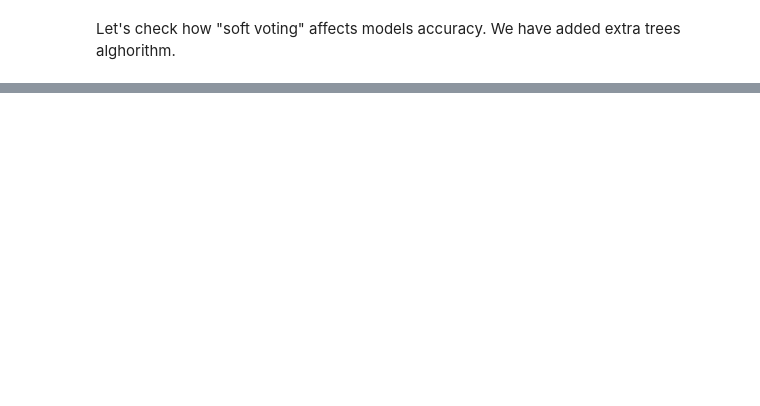
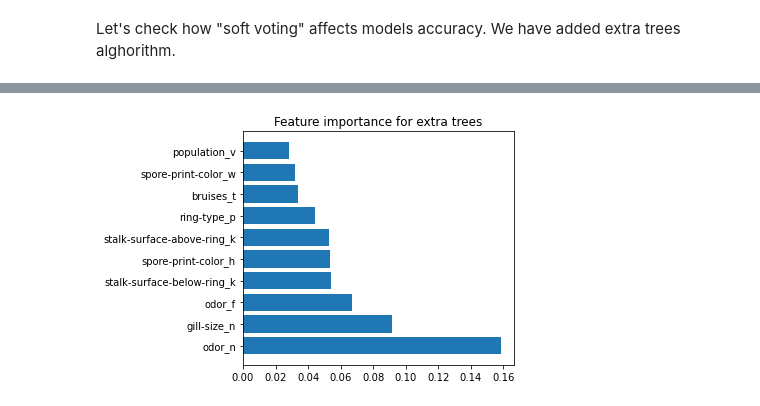
Before and after one commit to CodingBee77/Data_Science_Projects, a Jupyter notebook: Ensemble_learning_with_mushroom_dataset/Ensemble_learning_mushroom_classification.ipynb, the cells around one changed output, grey strips where cells are left out. Saved outputs shown, nothing was run; the diff lists cells and outputs as text; code cells hidden in the pictures; blank space fills up the shorter version.

```diff
--- a/Ensemble_learning_with_mushroom_dataset/Ensemble_learning_mushroom_classification.ipynb
+++ b/Ensemble_learning_with_mushroom_dataset/Ensemble_learning_mushroom_classification.ipynb
@@ -225,0 +270,7 @@ has lower accuracy.
+# %%
+importance_df = pd.DataFrame({'feature': X.columns.values,
+                       'importance': extratrees_clf.feature_importances_})
+
+ordered_df = importance_df.sort_values(by='importance',ascending=False)
+extra_feat_imp = ordered_df.head(10)
+extra_feat_imp
@@ -225,0 +289,15 @@ has lower accuracy.
+# %%
+imp_range=range(1,len(extra_feat_imp.index)+1)
+
+height = extra_feat_imp['importance']
+bars = extra_feat_imp['feature']
+y_pos = np.arange(len(bars))
+
+plt.barh(y_pos, height)
+plt.yticks(y_pos, bars)
+plt.title("Feature importance for extra trees")
+
+plt.tight_layout()
+plt.show()
+# %% [output]
+[figure, added]
```
Also changed, not shown: parts of 23 cells of this notebook, 3 other files.
